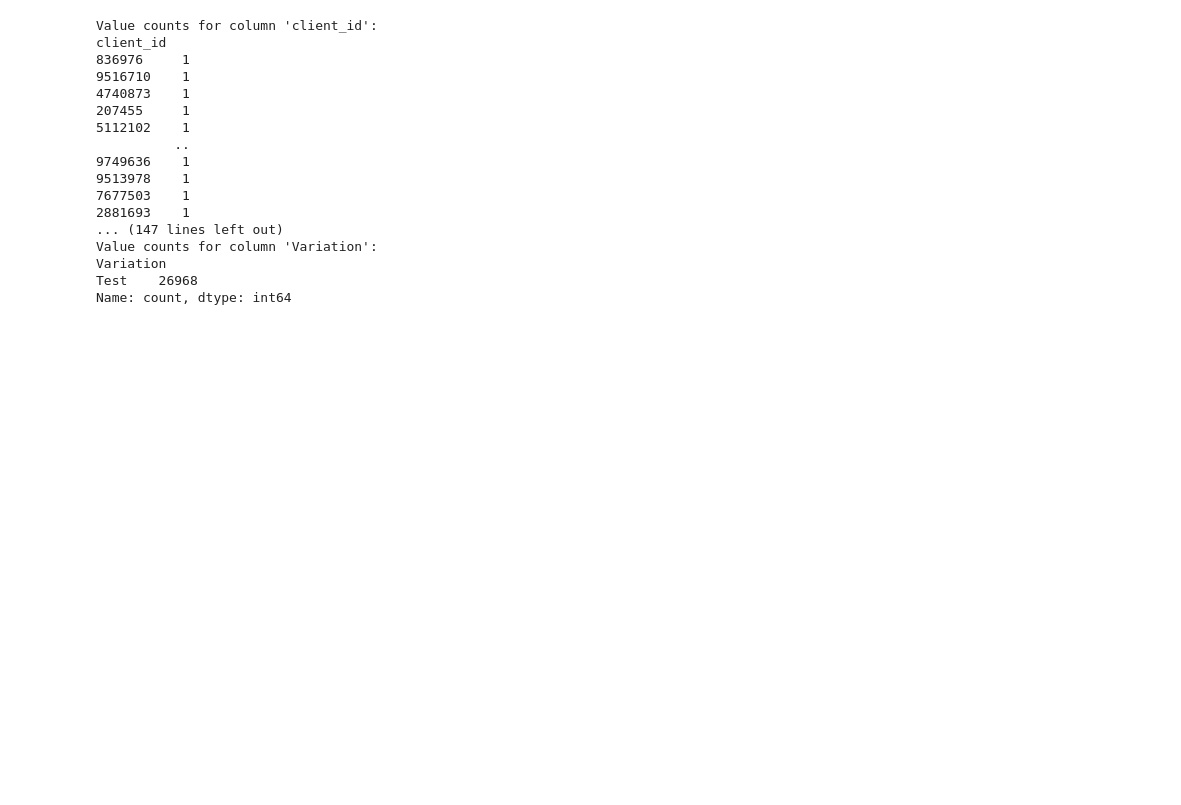
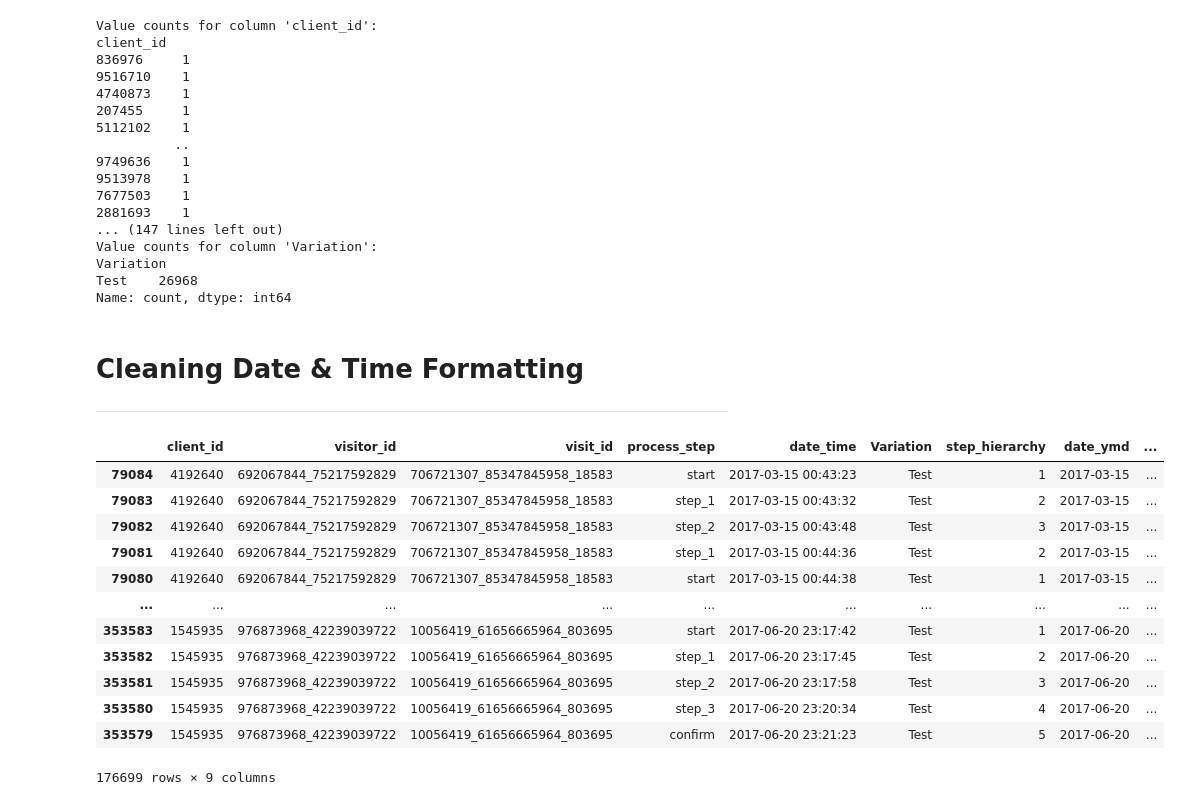
Before and after one commit to DarceeAnne/Vanguard_Investment_AB_Testing, a Jupyter notebook: Vanguard_Investment_AB_Testing.ipynb, the cells around one changed output. Cells and saved outputs as stored; diff of their text form; code cells hidden in the pictures; blank space fills up the shorter version.

```diff
--- a/Vanguard_Investment_AB_Testing.ipynb
+++ b/Vanguard_Investment_AB_Testing.ipynb
@@ -110,10 +136,9 @@ display(client_prof_null)
 | 63701 | 1618749 | NaN | NaN | NaN | NaN | NaN | NaN | NaN | ... |
 | 66219 | 6021001 | NaN | NaN | NaN | NaN | NaN | NaN | NaN | ... |
 # %%
-# create dataframe of experiment roster
-experiment_roster=pd.read_csv('df_final_experiment_clients.txt')
+# View dataframe of experiment roster
+
 display(experiment_roster)
-
 print(experiment_roster['Variation'].value_counts(dropna=False))
 # %% [output]
 |  | client_id | Variation |
@@ -162,6 +187,3 @@ Clients with null values are in the experiment roster.
 | 12 | 4876926 | Test | NaN | NaN | NaN | NaN | NaN | NaN | ... |
 | 13 | 1618749 | NaN | NaN | NaN | NaN | NaN | NaN | NaN | ... |
 | 14 | 6021001 | NaN | NaN | NaN | NaN | NaN | NaN | NaN | ... |
-# %%
-pt1=pd.read_csv('df_final_web_data_pt_1.txt')
-display(pt1)
@@ -182,3 +189,0 @@ display(pt1)
-# %%
-pt2=pd.read_csv('df_final_web_data_pt_2.txt')
-display(pt2)
@@ -597,0 +563,26 @@ Name: count, dtype: int64
+# %% [markdown]
+# Cleaning Date & Time Formatting
+_____________________________________________________________________________________________________________________________________
+# %%
+# Spliting "time" into date and time stamp for test group
+
+test_group['date_ymd'] = test_group['date_time'].apply(lambda x: pd.to_datetime(x).date())
+test_group['date_time'] = pd.to_datetime(test_group['date_time'])
+test_group['time_only'] = test_group['date_time'].dt.time
+print(test_group)
+# %%
+display(test_group)
+# %% [output]
+|  | client_id | visitor_id | visit_id | process_step | date_time | Variation | step_hierarchy | date_ymd | ... |
+| 79084 | 4192640 | 692067844_75217592829 | 706721307_85347845958_18583 | start | 2017-03-15 00:43:23 | Test | 1 | 2017-03-15 | ... |
+| 79083 | 4192640 | 692067844_75217592829 | 706721307_85347845958_18583 | step_1 | 2017-03-15 00:43:32 | Test | 2 | 2017-03-15 | ... |
+| 79082 | 4192640 | 692067844_75217592829 | 706721307_85347845958_18583 | step_2 | 2017-03-15 00:43:48 | Test | 3 | 2017-03-15 | ... |
+| 79081 | 4192640 | 692067844_75217592829 | 706721307_85347845958_18583 | step_1 | 2017-03-15 00:44:36 | Test | 2 | 2017-03-15 | ... |
+| 79080 | 4192640 | 692067844_75217592829 | 706721307_85347845958_18583 | start | 2017-03-15 00:44:38 | Test | 1 | 2017-03-15 | ... |
+| ... | ... | ... | ... | ... | ... | ... | ... | ... | ... |
+| 353583 | 1545935 | 976873968_42239039722 | 10056419_61656665964_803695 | start | 2017-06-20 23:17:42 | Test | 1 | 2017-06-20 | ... |
+| 353582 | 1545935 | 976873968_42239039722 | 10056419_61656665964_803695 | step_1 | 2017-06-20 23:17:45 | Test | 2 | 2017-06-20 | ... |
+| 353581 | 1545935 | 976873968_42239039722 | 10056419_61656665964_803695 | step_2 | 2017-06-20 23:17:58 | Test | 3 | 2017-06-20 | ... |
+| 353580 | 1545935 | 976873968_42239039722 | 10056419_61656665964_803695 | step_3 | 2017-06-20 23:20:34 | Test | 4 | 2017-06-20 | ... |
+| 353579 | 1545935 | 976873968_42239039722 | 10056419_61656665964_803695 | confirm | 2017-06-20 23:21:23 | Test | 5 | 2017-06-20 | ... |
+176699 rows × 9 columns
```
Also changed, not shown: parts of 32 cells of this notebook.
